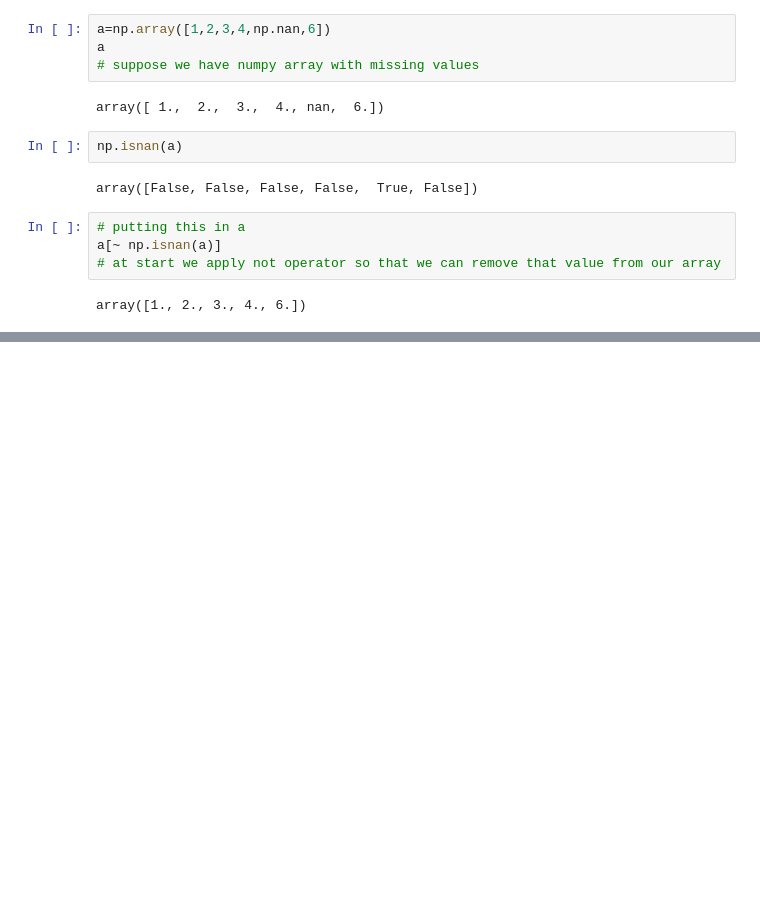
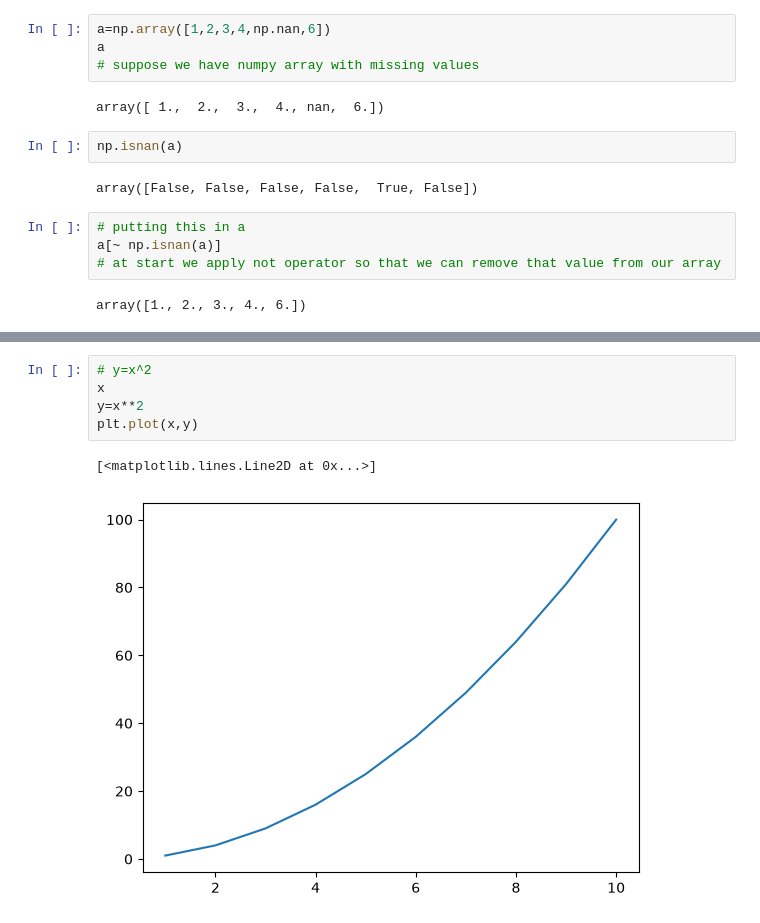
Before and after one commit to MuhammadHuzaifaChaudhary/Numpy-concepts, a Jupyter notebook: numpy vs python list.ipynb, the cells around one changed output, grey strips where cells are left out. Drawn from its saved outputs; the diff is of its cells as text; blank space fills up the shorter version.

```diff
--- a/numpy vs python list.ipynb
+++ b/numpy vs python list.ipynb
@@ -262,0 +281,8 @@ array([1., 2., 3., 4., 6.])
+# %%
+# y=x^2
+x
+y=x**2
+plt.plot(x,y)
+# %% [output]
+[<matplotlib.lines.Line2D at 0x...>]
+[figure, added]
```
Also changed, not shown: parts of 4 cells of this notebook.
